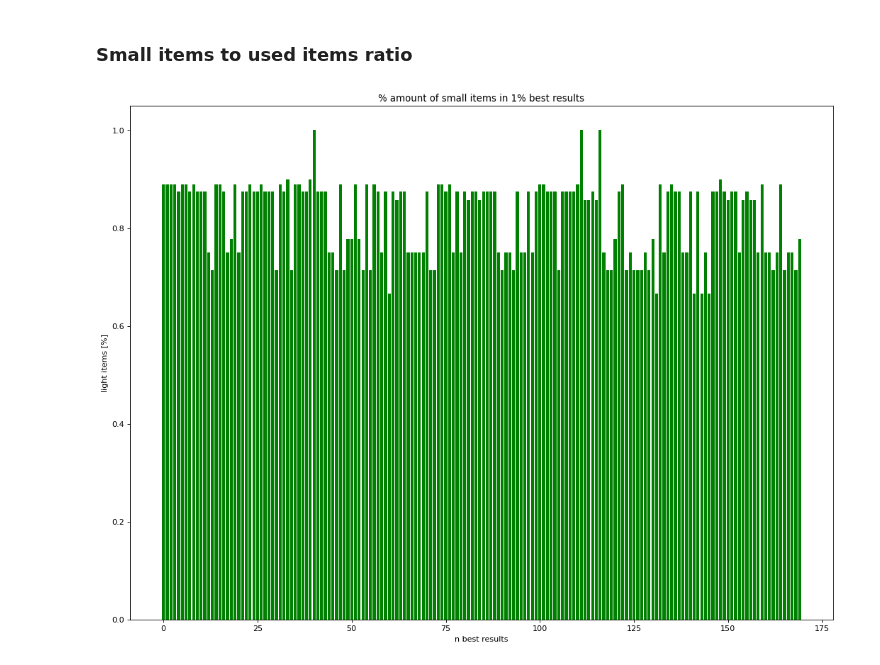
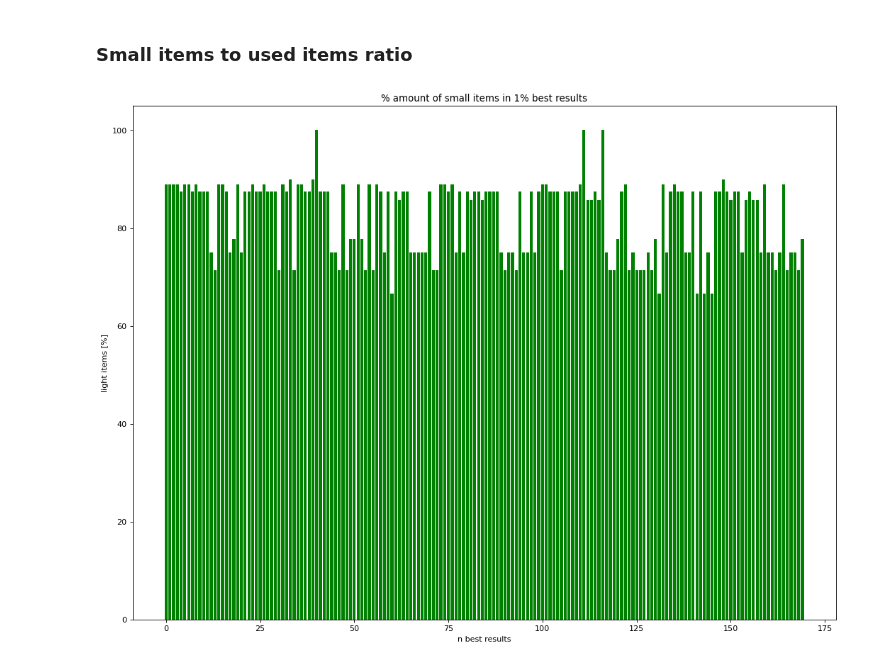
Before and after one commit to Vergenter/mswum, a Jupyter notebook: BackpackVis.ipynb, the cells around one changed output. Cells and saved outputs as stored; diff of their text form; code cells hidden in the pictures.

```diff
--- a/BackpackVis.ipynb
+++ b/BackpackVis.ipynb
@@ -106,11 +106,11 @@ small_items_p = best_1_ar[:,2]/(best_1_ar[:,2]+best_1_ar[:,3])
 # %%
 # Plot results
 import matplotlib.pyplot as plt
 plt.figure(figsize=(16, 12), dpi=80)
-plt.bar(np.arange(best_1_cnt), small_items_p, color="g")
+plt.bar(np.arange(best_1_cnt), small_items_p*100, color="g")
 plt.ylabel('light items [%]')
 plt.xlabel('n best results')
 plt.title('% amount of small items in 1% best results')
 plt.show()
 # %% [output]
-[figure, old version]
+[figure, new version]
```
Also changed, not shown: parts of 2 cells of this notebook.
